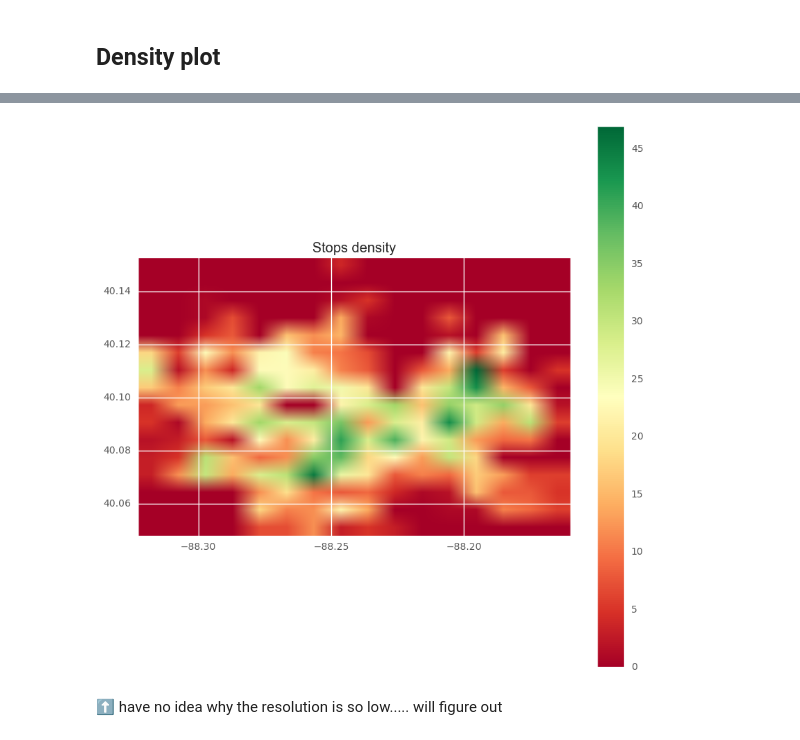
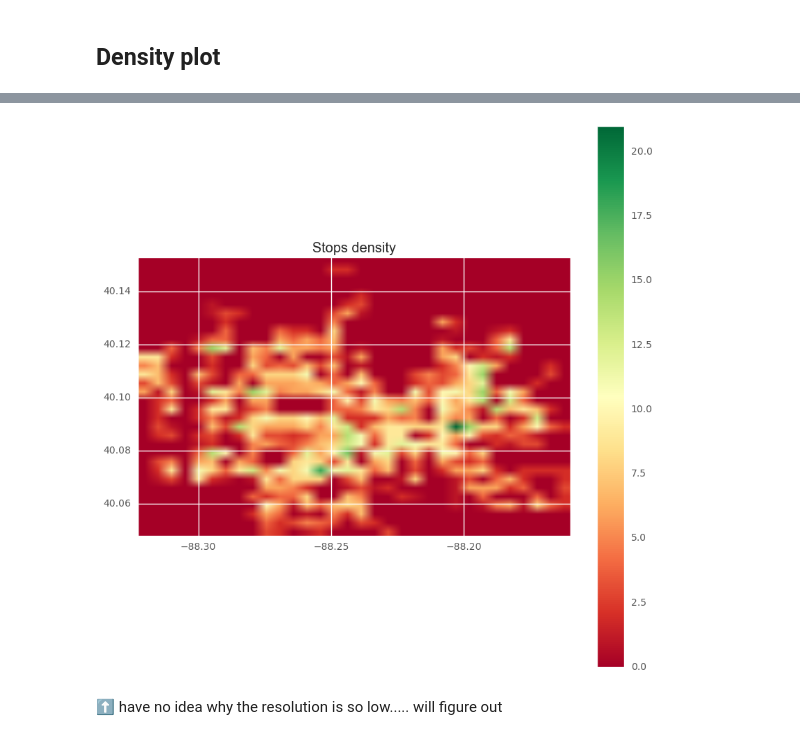
Before and after one commit to UIUC-iSchool-DataViz/project-spring2017, a Jupyter notebook: part1/P1Q2 Stops (20170409).ipynb, the cells around one changed output, grey strips where cells are left out. Saved outputs shown, nothing was run; the diff lists cells and outputs as text; code cells hidden in the pictures.

```diff
--- a/part1/P1Q2 Stops (20170409).ipynb
+++ b/part1/P1Q2 Stops (20170409).ipynb
@@ -154,31 +155,35 @@ dataset = Dataset(data["stops"])
 # %%
 plt.rcParams["figure.figsize"] = (10, 10)
 stats=dataset.stats()
 lon_min=stats["stop_lon"][0]
 lon_max=stats["stop_lon"][1]
 lat_min=stats["stop_lat"][0]
 lat_max=stats["stop_lat"][1]
-num_bins=16
+num_bins=32
 lon=np.mgrid[lon_min:lon_max:(num_bins+1)*1j]
 lat=np.mgrid[lat_min:lat_max:(num_bins+1)*1j]
 stops_count=np.zeros((num_bins,num_bins))
 for i in range(num_bins):
     left_lat=lat[i]
     right_lat=lat[i+1]
     filter_lat_left=dataset.filter_gt("stop_lat",left_lat)
     filter_lat_right=filter_lat_left.filter_lt("stop_lat",right_lat)
     for j in range(num_bins):
         left_lon=lon[j]
         right_lon=lon[j+1]
         filter_lon_left=filter_lat_right.filter_gt("stop_lon",left_lon)
         filter_lon_right=filter_lon_left.filter_lt("stop_lon",right_lon)
         stops_count[i,j]+=filter_lon_right.size()
 
 plt.imshow(stops_count,extent=(lon_min,lon_max,lat_min,lat_max),cmap=plt.cm.RdYlGn)
 plt.title("Stops density")
 color_bar=plt.colorbar()
+#resolution
+#latlon
+#side by side
+#in accordance with the seaborn one
 # %% [output]
-[figure, old version]
+[figure, new version]
 # %% [markdown]
 ⬆️ have no idea why the resolution is so low.....
 will figure out
```
Also changed, not shown: parts of 6 cells of this notebook, 1 other file.
